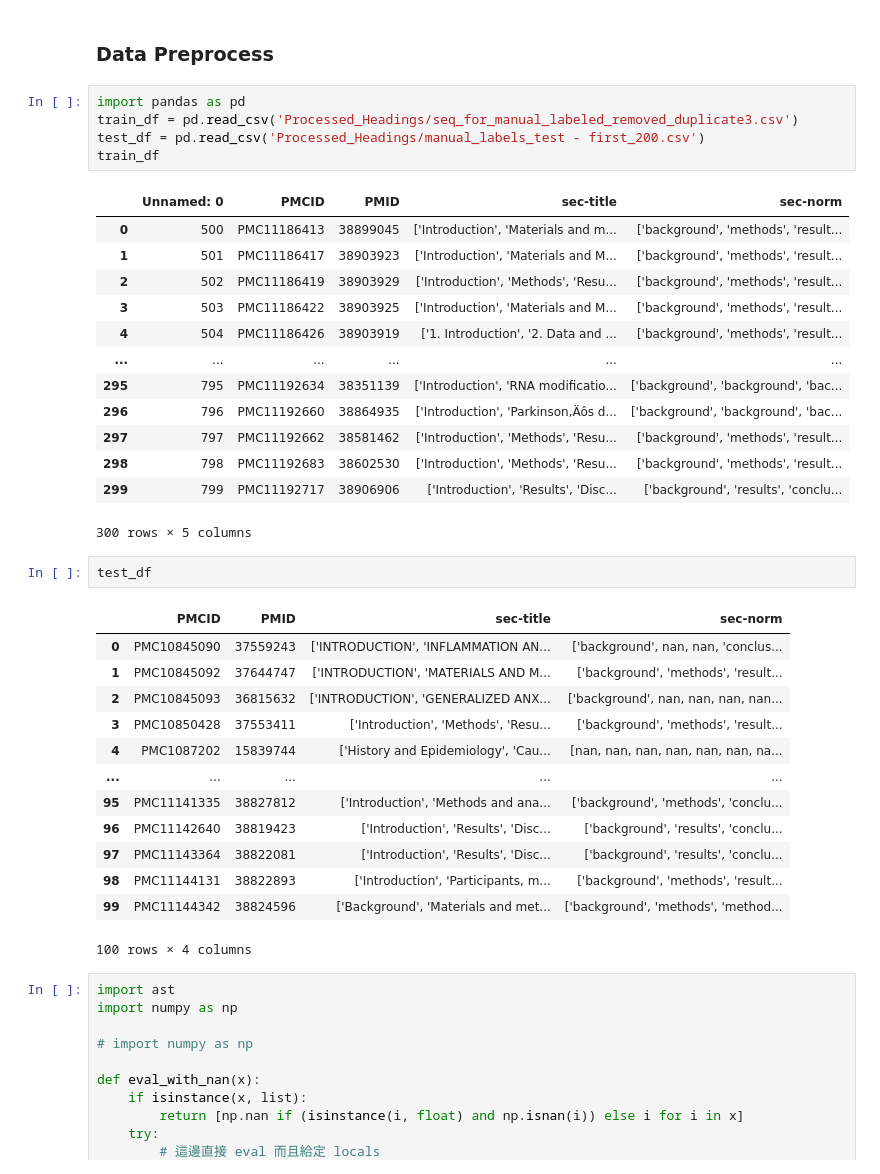
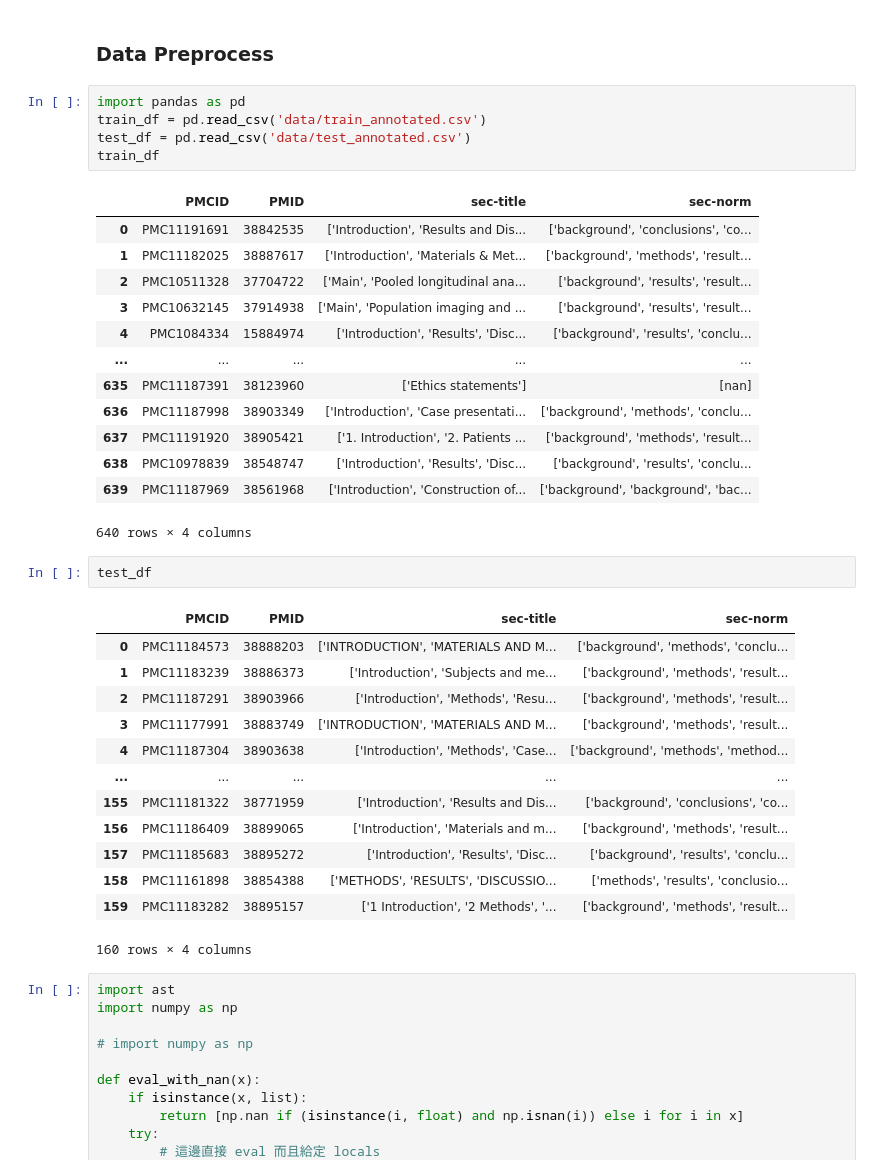
Before and after one commit to sylvey/section_normalization, a Jupyter notebook: BERT-CRF.ipynb, the cells around one changed output. Saved outputs shown, nothing was run; the diff lists cells and outputs as text.

```diff
--- a/BERT-CRF.ipynb
+++ b/BERT-CRF.ipynb
@@ -4,39 +4,39 @@
 ### Data Preprocess
 # %%
 import pandas as pd
-train_df = pd.read_csv('Processed_Headings/seq_for_manual_labeled_removed_duplicate3.csv')
-test_df = pd.read_csv('Processed_Headings/manual_labels_test - first_200.csv')
+train_df = pd.read_csv('data/train_annotated.csv')
+test_df = pd.read_csv('data/test_annotated.csv')
 train_df
 # %% [output]
-|  | Unnamed: 0 | PMCID | PMID | sec-title | sec-norm |
-| 0 | 500 | PMC11186413 | 38899045 | ['Introduction', 'Materials and m... | ['background', 'methods', 'result... |
-| 1 | 501 | PMC11186417 | 38903923 | ['Introduction', 'Materials and M... | ['background', 'methods', 'result... |
-| 2 | 502 | PMC11186419 | 38903929 | ['Introduction', 'Methods', 'Resu... | ['background', 'methods', 'result... |
-| 3 | 503 | PMC11186422 | 38903925 | ['Introduction', 'Materials and M... | ['background', 'methods', 'result... |
-| 4 | 504 | PMC11186426 | 38903919 | ['1. Introduction', '2. Data and ... | ['background', 'methods', 'result... |
-| ... | ... | ... | ... | ... | ... |
-| 295 | 795 | PMC11192634 | 38351139 | ['Introduction', 'RNA modificatio... | ['background', 'background', 'bac... |
-| 296 | 796 | PMC11192660 | 38864935 | ['Introduction', 'Parkinson‚Äôs d... | ['background', 'background', 'bac... |
-| 297 | 797 | PMC11192662 | 38581462 | ['Introduction', 'Methods', 'Resu... | ['background', 'methods', 'result... |
-| 298 | 798 | PMC11192683 | 38602530 | ['Introduction', 'Methods', 'Resu... | ['background', 'methods', 'result... |
-| 299 | 799 | PMC11192717 | 38906906 | ['Introduction', 'Results', 'Disc... | ['background', 'results', 'conclu... |
+|  | PMCID | PMID | sec-title | sec-norm |
+| 0 | PMC11191691 | 38842535 | ['Introduction', 'Results and Dis... | ['background', 'conclusions', 'co... |
+| 1 | PMC11182025 | 38887617 | ['Introduction', 'Materials & Met... | ['background', 'methods', 'result... |
+| 2 | PMC10511328 | 37704722 | ['Main', 'Pooled longitudinal ana... | ['background', 'results', 'result... |
+| 3 | PMC10632145 | 37914938 | ['Main', 'Population imaging and ... | ['background', 'results', 'result... |
+| 4 | PMC1084334 | 15884974 | ['Introduction', 'Results', 'Disc... | ['background', 'results', 'conclu... |
+| ... | ... | ... | ... | ... |
+| 635 | PMC11187391 | 38123960 | ['Ethics statements'] | [nan] |
+| 636 | PMC11187998 | 38903349 | ['Introduction', 'Case presentati... | ['background', 'methods', 'conclu... |
+| 637 | PMC11191920 | 38905421 | ['1. Introduction', '2. Patients ... | ['background', 'methods', 'result... |
+| 638 | PMC10978839 | 38548747 | ['Introduction', 'Results', 'Disc... | ['background', 'results', 'conclu... |
+| 639 | PMC11187969 | 38561968 | ['Introduction', 'Construction of... | ['background', 'background', 'bac... |
-300 rows × 5 columns
+640 rows × 4 columns
 # %%
 test_df
 # %% [output]
 |  | PMCID | PMID | sec-title | sec-norm |
-| 0 | PMC10845090 | 37559243 | ['INTRODUCTION', 'INFLAMMATION AN... | ['background', nan, nan, 'conclus... |
-| 1 | PMC10845092 | 37644747 | ['INTRODUCTION', 'MATERIALS AND M... | ['background', 'methods', 'result... |
-| 2 | PMC10845093 | 36815632 | ['INTRODUCTION', 'GENERALIZED ANX... | ['background', nan, nan, nan, nan... |
-| 3 | PMC10850428 | 37553411 | ['Introduction', 'Methods', 'Resu... | ['background', 'methods', 'result... |
-| 4 | PMC1087202 | 15839744 | ['History and Epidemiology', 'Cau... | [nan, nan, nan, nan, nan, nan, na... |
+| 0 | PMC11184573 | 38888203 | ['INTRODUCTION', 'MATERIALS AND M... | ['background', 'methods', 'conclu... |
+| 1 | PMC11183239 | 38886373 | ['Introduction', 'Subjects and me... | ['background', 'methods', 'result... |
+| 2 | PMC11187291 | 38903966 | ['Introduction', 'Methods', 'Resu... | ['background', 'methods', 'result... |
+| 3 | PMC11177991 | 38883749 | ['INTRODUCTION', 'MATERIALS AND M... | ['background', 'methods', 'result... |
+| 4 | PMC11187304 | 38903638 | ['Introduction', 'Methods', 'Case... | ['background', 'methods', 'method... |
 | ... | ... | ... | ... | ... |
-| 95 | PMC11141335 | 38827812 | ['Introduction', 'Methods and ana... | ['background', 'methods', 'conclu... |
-| 96 | PMC11142640 | 38819423 | ['Introduction', 'Results', 'Disc... | ['background', 'results', 'conclu... |
-| 97 | PMC11143364 | 38822081 | ['Introduction', 'Results', 'Disc... | ['background', 'results', 'conclu... |
-| 98 | PMC11144131 | 38822893 | ['Introduction', 'Participants, m... | ['background', 'methods', 'result... |
-| 99 | PMC11144342 | 38824596 | ['Background', 'Materials and met... | ['background', 'methods', 'method... |
+| 155 | PMC11181322 | 38771959 | ['Introduction', 'Results and Dis... | ['background', 'conclusions', 'co... |
+| 156 | PMC11186409 | 38899065 | ['Introduction', 'Materials and m... | ['background', 'methods', 'result... |
+| 157 | PMC11185683 | 38895272 | ['Introduction', 'Results', 'Disc... | ['background', 'results', 'conclu... |
+| 158 | PMC11161898 | 38854388 | ['METHODS', 'RESULTS', 'DISCUSSIO... | ['methods', 'results', 'conclusio... |
+| 159 | PMC11183282 | 38895157 | ['1 Introduction', '2 Methods', '... | ['background', 'methods', 'result... |
-100 rows × 4 columns
+160 rows × 4 columns
 # %%
 import ast
 import numpy as np
```
Also changed, not shown: parts of 44 cells of this notebook, 1 other file.
